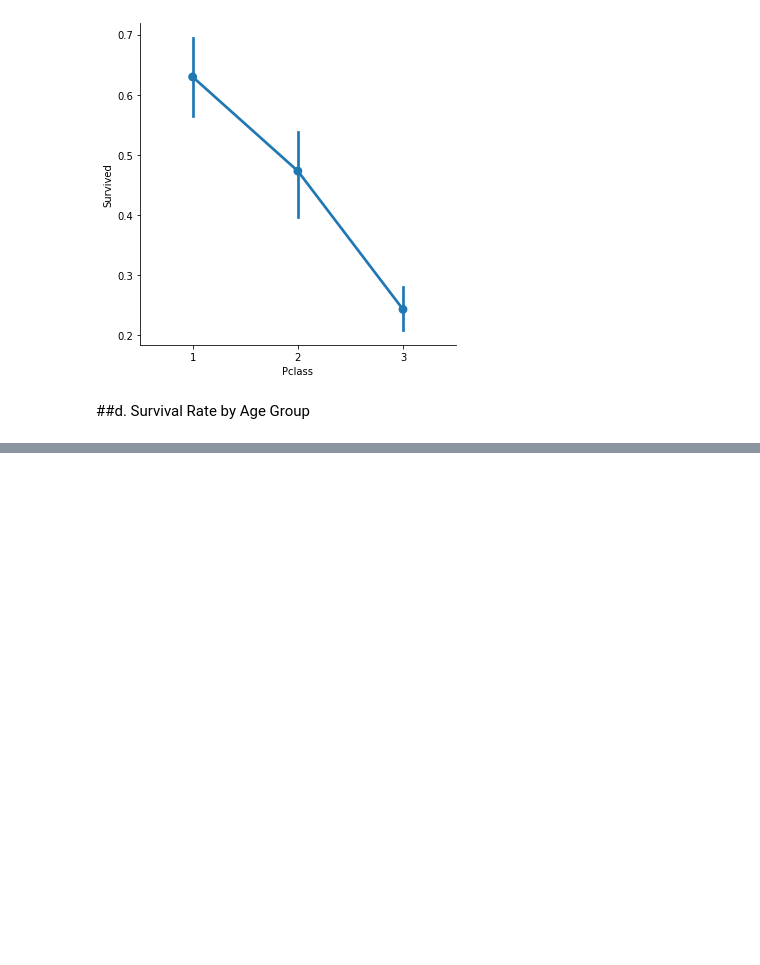
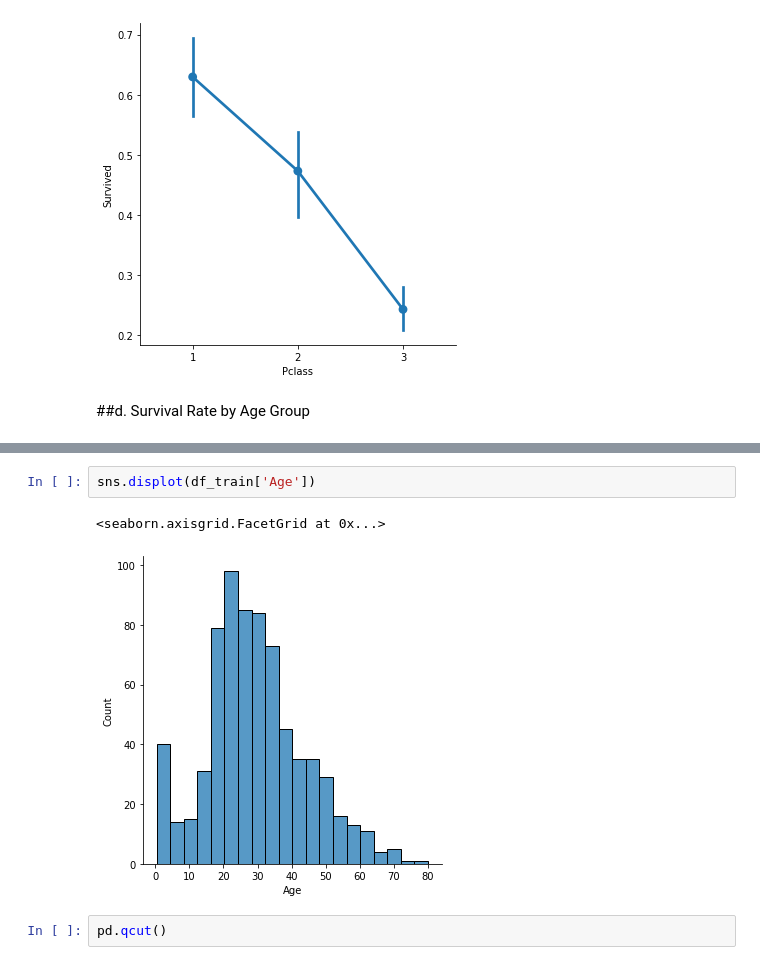
Before and after one commit to jpark0116/titanic, a Jupyter notebook: titanic_eda.ipynb, the cells around one changed output, grey strips where cells are left out. Cells and saved outputs as stored; diff of their text form; blank space fills up the shorter version.

```diff
--- a/titanic_eda.ipynb
+++ b/titanic_eda.ipynb
@@ -183,3 +183,10 @@ df_train.head()
 | 2 | 3 | 1 | 3 | Heikkinen, Miss. Laina | female | 26.0 | 0 | 0 | STON/O2. 3101282 | 7.9250 | ... |
 | 3 | 4 | 1 | 1 | Futrelle, Mrs. Jacques Heath (Lil... | female | 35.0 | 1 | 0 | 113803 | 53.1000 | ... |
 | 4 | 5 | 0 | 3 | Allen, Mr. William Henry | male | 35.0 | 0 | 0 | 373450 | 8.0500 | ... |
+# %%
+sns.displot(df_train['Age'])
+# %% [output]
+<seaborn.axisgrid.FacetGrid at 0x...>
+[figure, added]
+# %%
+pd.qcut()
```
